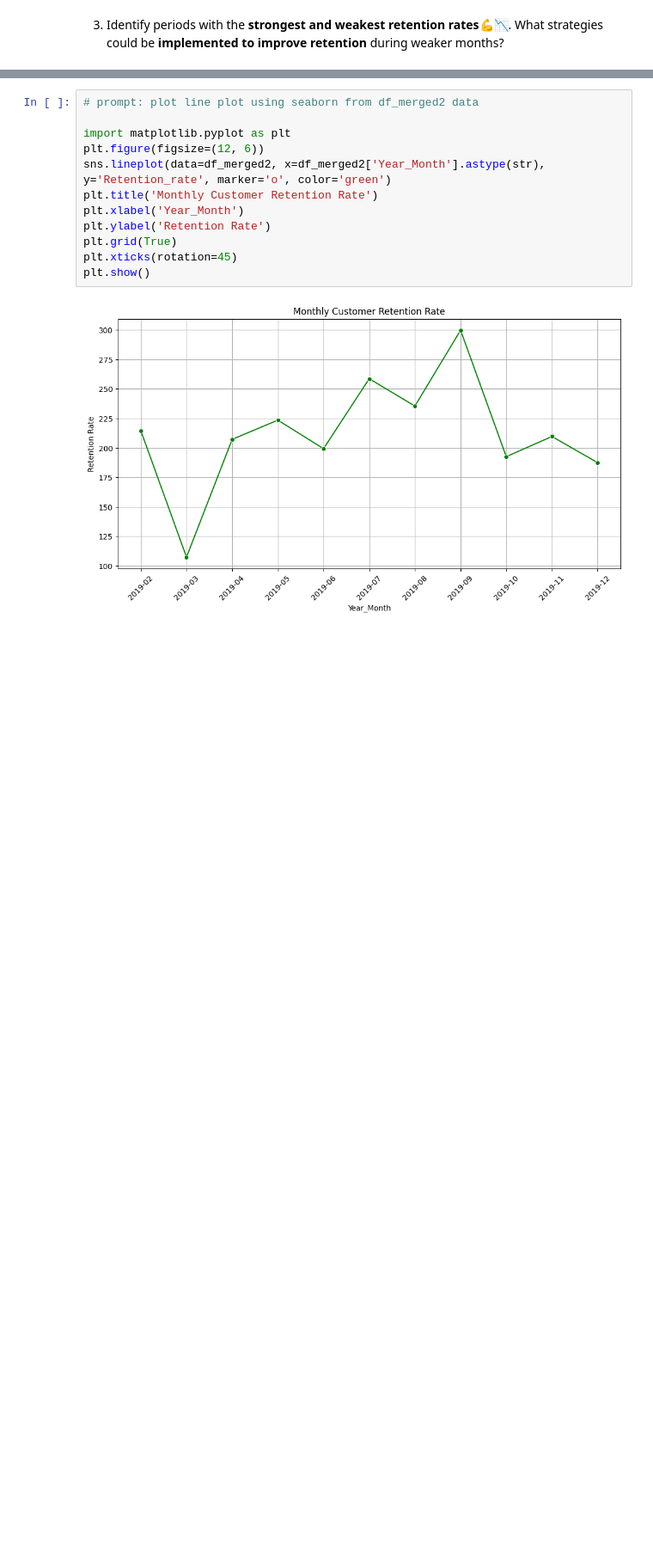
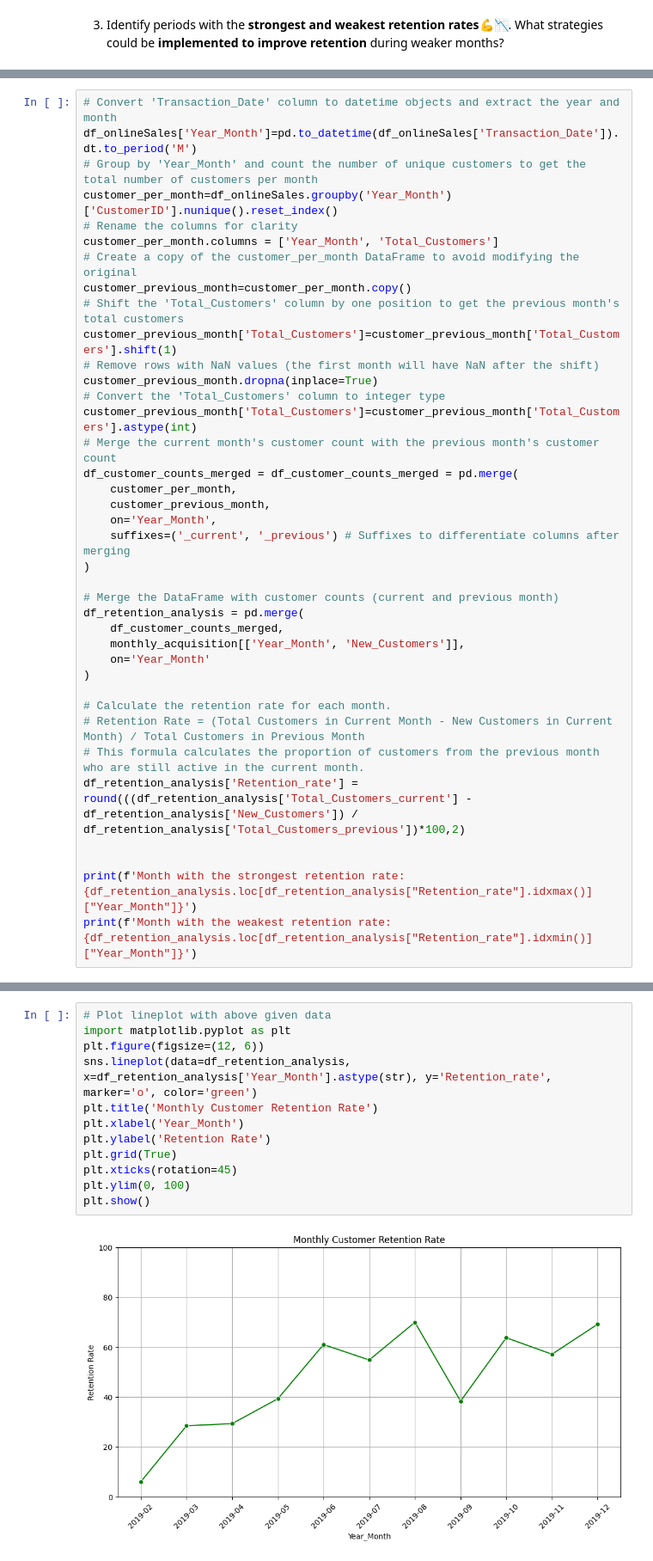
Before and after one commit to Smita569/E-commerce_Marketing_and_sales, a Jupyter notebook: E_commerce_Marketing_and_sales_Business_Case.ipynb, the cells around one changed output, grey strips where cells are left out. Shown at 86% size. Cells and saved outputs as stored; diff of their text form; blank space fills up the shorter version.

```diff
--- a/E_commerce_Marketing_and_sales_Business_Case.ipynb
+++ b/E_commerce_Marketing_and_sales_Business_Case.ipynb
@@ -283,0 +198,38 @@ df_merged2
+# %%
+# Convert 'Transaction_Date' column to datetime objects and extract the year and month
+df_onlineSales['Year_Month']=pd.to_datetime(df_onlineSales['Transaction_Date']).dt.to_period('M')
+# Group by 'Year_Month' and count the number of unique customers to get the total number of customers per month
+customer_per_month=df_onlineSales.groupby('Year_Month')['CustomerID'].nunique().reset_index()
+# Rename the columns for clarity
+customer_per_month.columns = ['Year_Month', 'Total_Customers']
+# Create a copy of the customer_per_month DataFrame to avoid modifying the original
+customer_previous_month=customer_per_month.copy()
+# Shift the 'Total_Customers' column by one position to get the previous month's total customers
+customer_previous_month['Total_Customers']=customer_previous_month['Total_Customers'].shift(1)
+# Remove rows with NaN values (the first month will have NaN after the shift)
+customer_previous_month.dropna(inplace=True)
+# Convert the 'Total_Customers' column to integer type
+customer_previous_month['Total_Customers']=customer_previous_month['Total_Customers'].astype(int)
+# Merge the current month's customer count with the previous month's customer count
+df_customer_counts_merged = df_customer_counts_merged = pd.merge(
+    customer_per_month,
+    customer_previous_month,
+    on='Year_Month',
+    suffixes=('_current', '_previous') # Suffixes to differentiate columns after merging
+)
+
+# Merge the DataFrame with customer counts (current and previous month)
+df_retention_analysis = pd.merge(
+    df_customer_counts_merged,
+    monthly_acquisition[['Year_Month', 'New_Customers']],
+    on='Year_Month'
+)
+
+# Calculate the retention rate for each month.
+# Retention Rate = (Total Customers in Current Month - New Customers in Current Month) / Total Customers in Previous Month
+# This formula calculates the proportion of customers from the previous month who are still active in the current month.
+df_retention_analysis['Retention_rate'] = round(((df_retention_analysis['Total_Customers_current'] - df_retention_analysis['New_Customers']) / df_retention_analysis['Total_Customers_previous'])*100,2)
+
+
+print(f'Month with the strongest retention rate: {df_retention_analysis.loc[df_retention_analysis["Retention_rate"].idxmax()]["Year_Month"]}')
+print(f'Month with the weakest retention rate: {df_retention_analysis.loc[df_retention_analysis["Retention_rate"].idxmin()]["Year_Month"]}')
@@ -284,14 +239,14 @@ df_merged2
 # %%
-# prompt: plot line plot using seaborn from df_merged2 data
-
+# Plot lineplot with above given data
 import matplotlib.pyplot as plt
 plt.figure(figsize=(12, 6))
-sns.lineplot(data=df_merged2, x=df_merged2['Year_Month'].astype(str), y='Retention_rate', marker='o', color='green')
+sns.lineplot(data=df_retention_analysis, x=df_retention_analysis['Year_Month'].astype(str), y='Retention_rate', marker='o', color='green')
 plt.title('Monthly Customer Retention Rate')
 plt.xlabel('Year_Month')
 plt.ylabel('Retention Rate')
 plt.grid(True)
 plt.xticks(rotation=45)
+plt.ylim(0, 100)
 plt.show()
 # %% [output]
-[figure, old version]
+[figure, new version]
```
Also changed, not shown: parts of 11 cells of this notebook.
